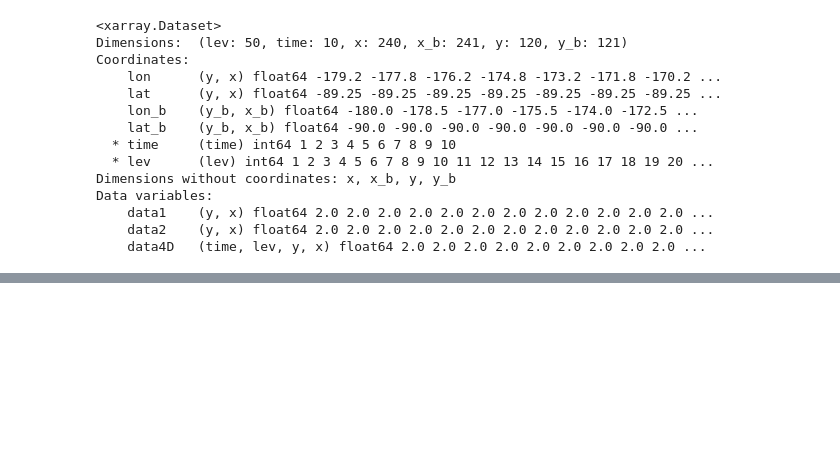
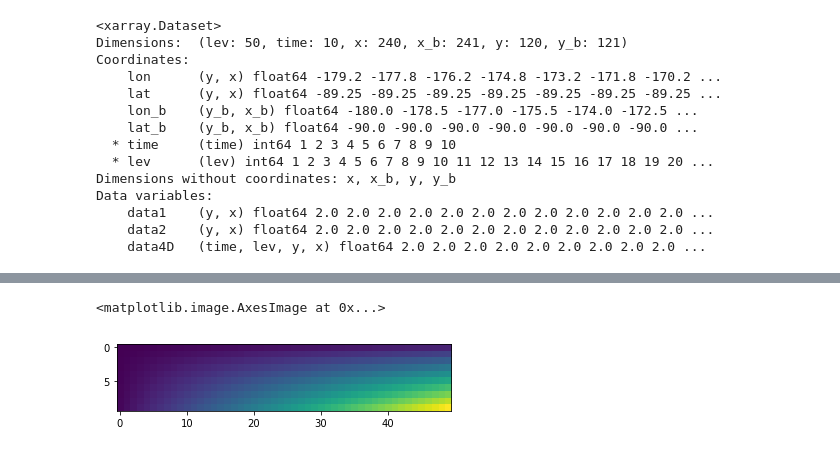
Before and after one commit to JiaweiZhuang/xESMF, a Jupyter notebook: examples/test_backend.ipynb, the cells around one changed output, grey strips where cells are left out. Saved outputs shown, nothing was run; the diff lists cells and outputs as text; code cells hidden in the pictures; blank space fills up the shorter version.

```diff
--- a/examples/test_backend.ipynb
+++ b/examples/test_backend.ipynb
@@ -195,0 +267,5 @@ plt.imshow(outdata_4D.mean(axis=(0,1)))
+# %%
+plt.imshow(outdata_scipy.mean(axis=(2,3)))
+# %% [output]
+<matplotlib.image.AxesImage at 0x...>
+[figure, added]
```
Also changed, not shown: parts of 20 cells of this notebook.
